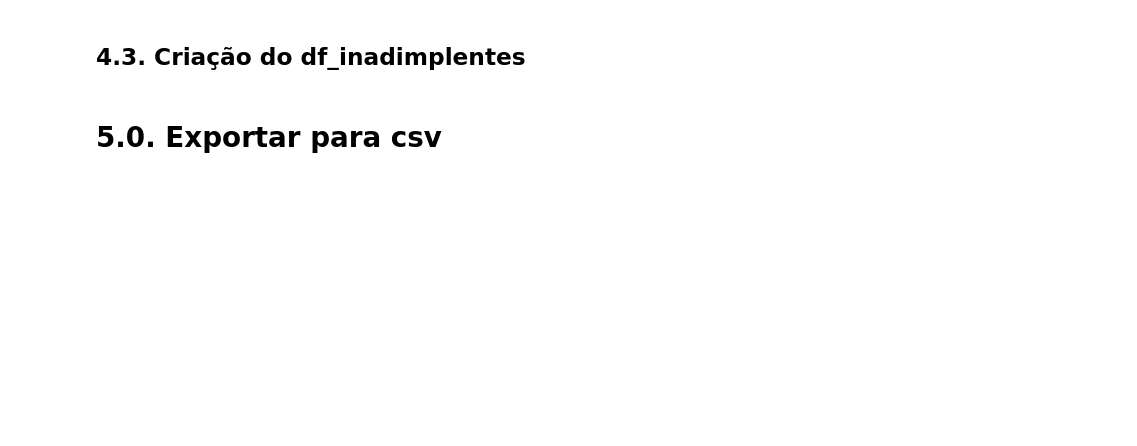
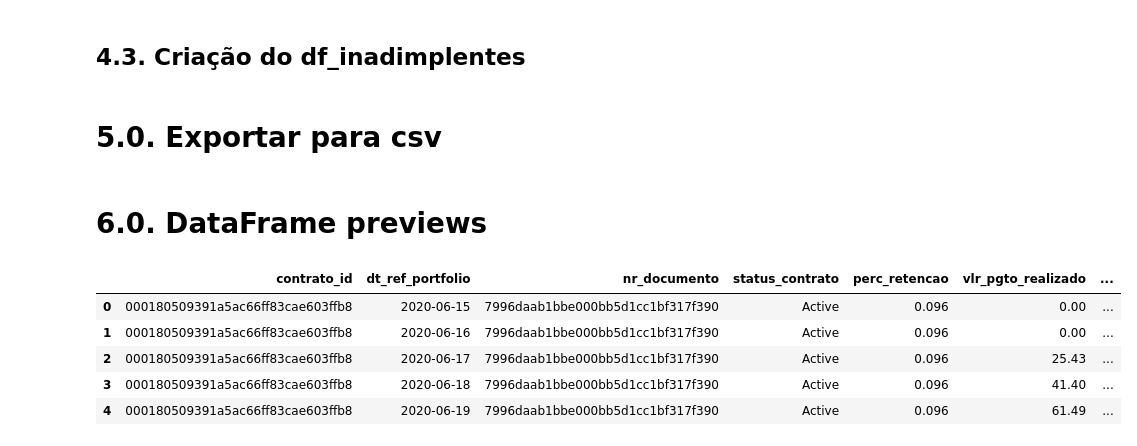
Before and after one commit to heitorfe/data_challenge_stone, a Jupyter notebook: notebooks/Dataframes.ipynb, the cells around one changed output. Drawn from its saved outputs; the diff is of its cells as text; code cells hidden in the pictures; blank space fills up the shorter version.

```diff
--- a/notebooks/Dataframes.ipynb
+++ b/notebooks/Dataframes.ipynb
@@ -362,0 +369,11 @@ df_inadimplentes = df_contrato[df_contrato['status_contrato']!='Settled']
+# %% [markdown]
+# 6.0. DataFrame previews
+# %%
+df_geral.head()
+# %% [output]
+|  | contrato_id | dt_ref_portfolio | nr_documento | status_contrato | perc_retencao | vlr_pgto_realizado | ... |
+| 0 | 000180509391a5ac66ff83cae603ffb8 | 2020-06-15 | 7996daab1bbe000bb5d1cc1bf317f390 | Active | 0.096 | 0.00 | ... |
+| 1 | 000180509391a5ac66ff83cae603ffb8 | 2020-06-16 | 7996daab1bbe000bb5d1cc1bf317f390 | Active | 0.096 | 0.00 | ... |
+| 2 | 000180509391a5ac66ff83cae603ffb8 | 2020-06-17 | 7996daab1bbe000bb5d1cc1bf317f390 | Active | 0.096 | 25.43 | ... |
+| 3 | 000180509391a5ac66ff83cae603ffb8 | 2020-06-18 | 7996daab1bbe000bb5d1cc1bf317f390 | Active | 0.096 | 41.40 | ... |
+| 4 | 000180509391a5ac66ff83cae603ffb8 | 2020-06-19 | 7996daab1bbe000bb5d1cc1bf317f390 | Active | 0.096 | 61.49 | ... |
```
Also changed, not shown: parts of 10 cells of this notebook.
